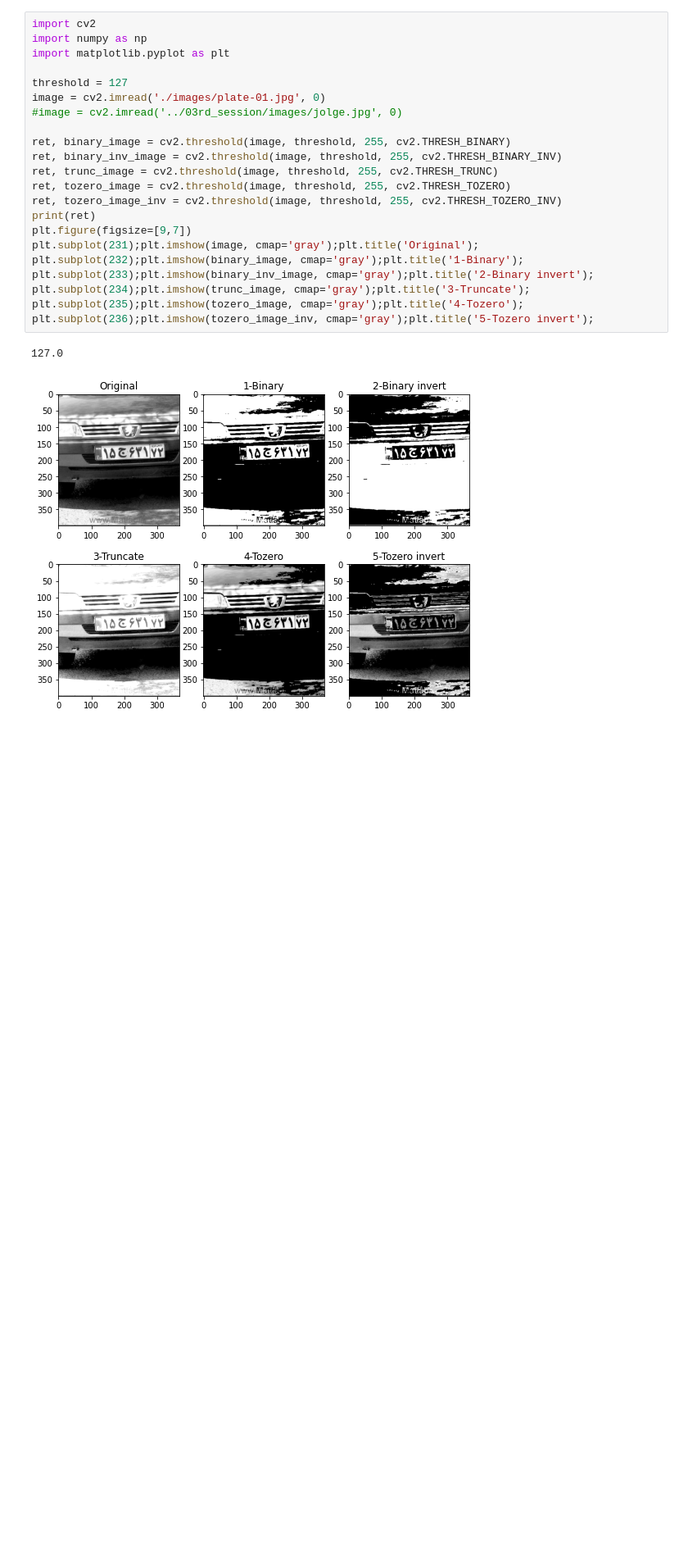
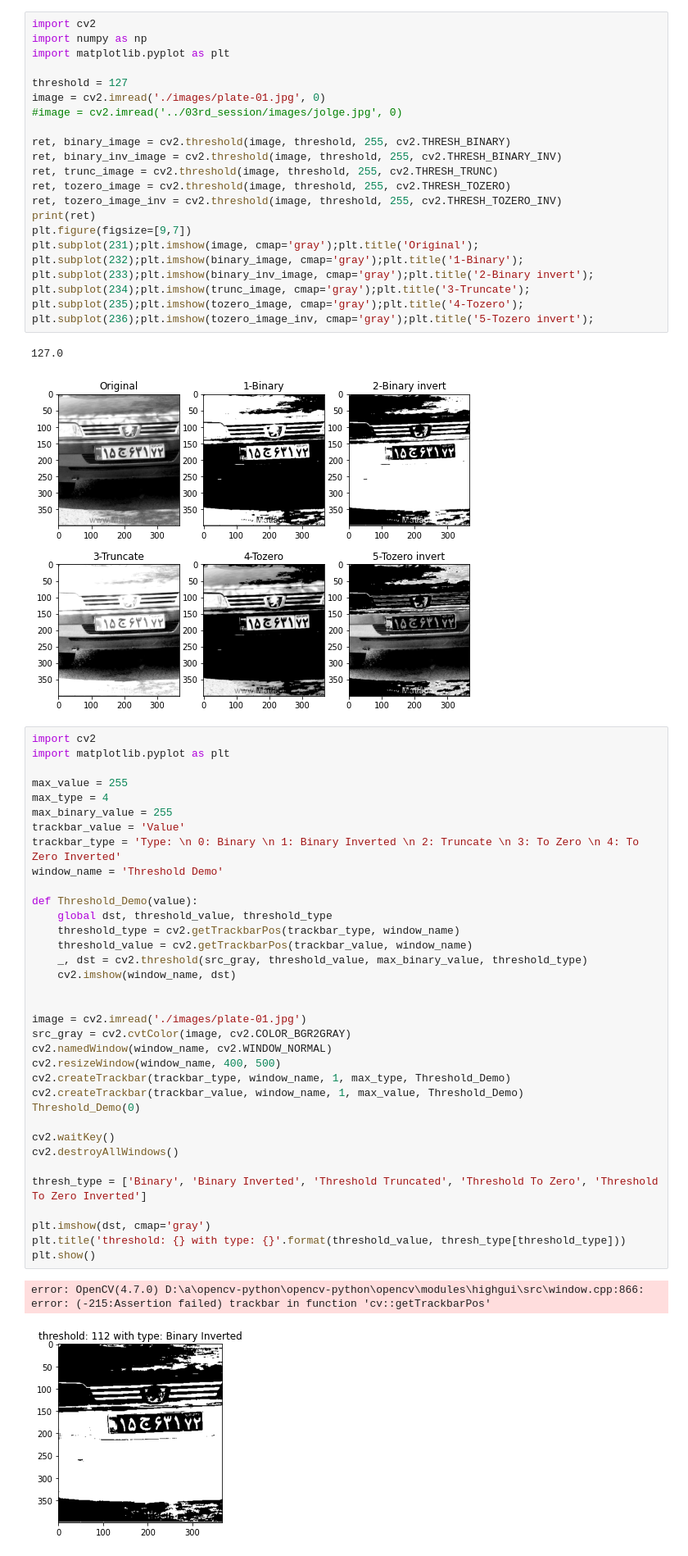
Before and after one commit to BijaN-R/ComputerVisionTutor, a Jupyter notebook: 04th_session/19-Thresholding-and-binarization.ipynb, the cells around one changed output. Shown at 82% size. Cells and saved outputs as stored; diff of their text form; blank space fills up the shorter version.

Commit message:
-Thresholding-and-binarization -Otsu-binarization

```diff
--- a/04th_session/19-Thresholding-and-binarization.ipynb
+++ b/04th_session/19-Thresholding-and-binarization.ipynb
@@ -101,3 +101,41 @@ plt.subplot(236);plt.imshow(tozero_image_inv, cmap='gray');plt.title('5-Tozero i
 # %% [output]
 127.0
 [figure]
+# %%
+import cv2
+import matplotlib.pyplot as plt
+
+max_value = 255
+max_type = 4
+max_binary_value = 255
+trackbar_value = 'Value'
+trackbar_type = 'Type: \n 0: Binary \n 1: Binary Inverted \n 2: Truncate \n 3: To Zero \n 4: To Zero Inverted'
+window_name = 'Threshold Demo'
+
+def Threshold_Demo(value):
+    global dst, threshold_value, threshold_type
+    threshold_type = cv2.getTrackbarPos(trackbar_type, window_name)
+    threshold_value = cv2.getTrackbarPos(trackbar_value, window_name)
+    _, dst = cv2.threshold(src_gray, threshold_value, max_binary_value, threshold_type)
+    cv2.imshow(window_name, dst)
+
+
+image = cv2.imread('./images/plate-01.jpg')
+src_gray = cv2.cvtColor(image, cv2.COLOR_BGR2GRAY)
+cv2.namedWindow(window_name, cv2.WINDOW_NORMAL)
+cv2.resizeWindow(window_name, 400, 500)
+cv2.createTrackbar(trackbar_type, window_name, 1, max_type, Threshold_Demo)
+cv2.createTrackbar(trackbar_value, window_name, 1, max_value, Threshold_Demo)
+Threshold_Demo(0)
+
+cv2.waitKey()
+cv2.destroyAllWindows()
+
+thresh_type = ['Binary', 'Binary Inverted', 'Threshold Truncated', 'Threshold To Zero', 'Threshold To Zero Inverted']
+
+plt.imshow(dst, cmap='gray')
+plt.title('threshold: {} with type: {}'.format(threshold_value, thresh_type[threshold_type]))
+plt.show()
+# %% [output]
+error: OpenCV(4.7.0) D:\a\opencv-python\opencv-python\opencv\modules\highgui\src\window.cpp:866: error: (-215:Assertion failed) trackbar in function 'cv::getTrackbarPos'
+[figure, added]
```
Also changed, not shown: 3 other files.
